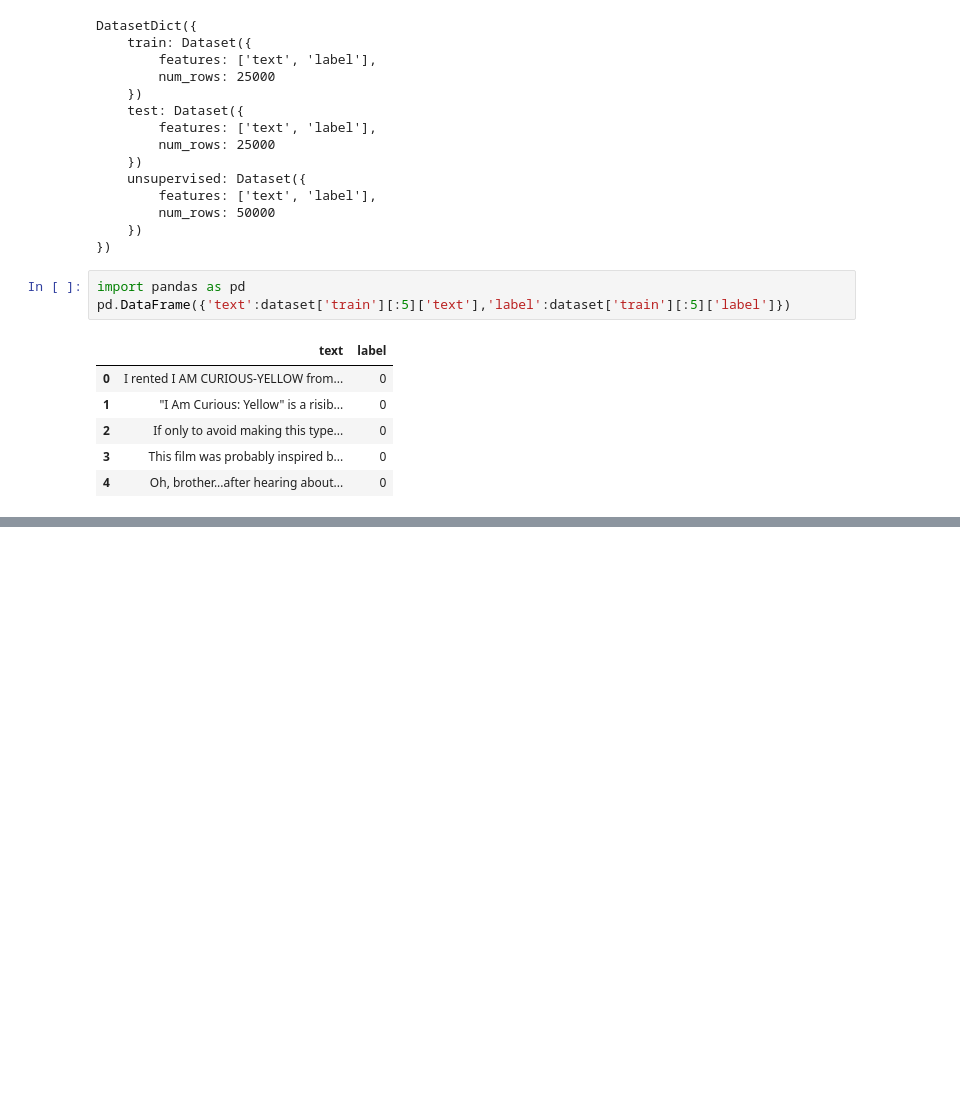
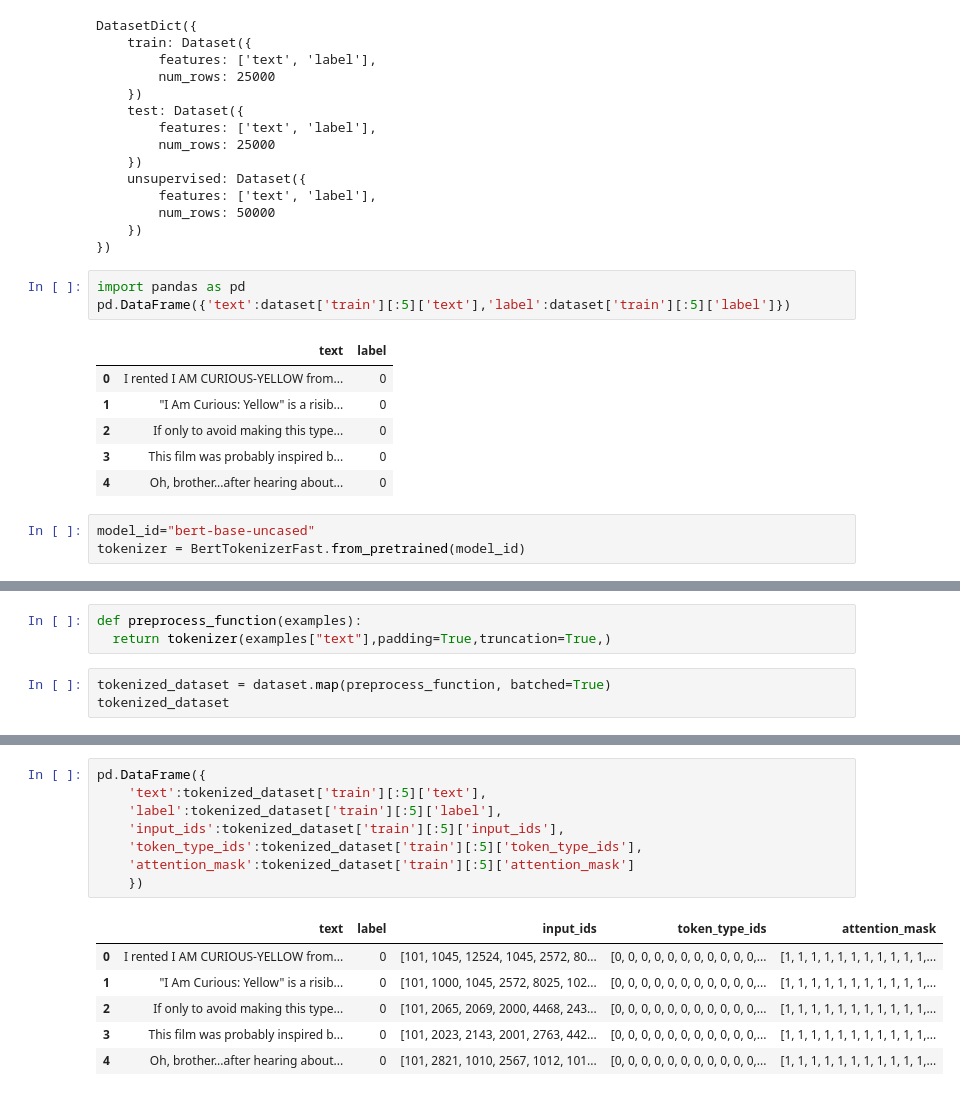
Before and after one commit to Zeeshan-Hamid/NLP-Projects, a Jupyter notebook: BERT Sentiment Analysis/BERT_Sentiment_Analysis.ipynb, the cells around one changed output, grey strips where cells are left out. Cells and saved outputs as stored; diff of their text form; blank space fills up the shorter version.

Commit message:
Tokenization

```diff
--- a/BERT Sentiment Analysis/BERT_Sentiment_Analysis.ipynb
+++ b/BERT Sentiment Analysis/BERT_Sentiment_Analysis.ipynb
@@ -69,3 +69,6 @@ pd.DataFrame({'text':dataset['train'][:5]['text'],'label':dataset['train'][:5]['
 | 2 | If only to avoid making this type... | 0 |
 | 3 | This film was probably inspired b... | 0 |
 | 4 | Oh, brother...after hearing about... | 0 |
+# %%
+model_id="bert-base-uncased"
+tokenizer = BertTokenizerFast.from_pretrained(model_id)
@@ -71,0 +106,6 @@ pd.DataFrame({'text':dataset['train'][:5]['text'],'label':dataset['train'][:5]['
+# %%
+def preprocess_function(examples):
+  return tokenizer(examples["text"],padding=True,truncation=True,)
+# %%
+tokenized_dataset = dataset.map(preprocess_function, batched=True)
+tokenized_dataset
@@ -71,0 +127,15 @@ pd.DataFrame({'text':dataset['train'][:5]['text'],'label':dataset['train'][:5]['
+# %%
+pd.DataFrame({
+    'text':tokenized_dataset['train'][:5]['text'],
+    'label':tokenized_dataset['train'][:5]['label'],
+    'input_ids':tokenized_dataset['train'][:5]['input_ids'],
+    'token_type_ids':tokenized_dataset['train'][:5]['token_type_ids'],
+    'attention_mask':tokenized_dataset['train'][:5]['attention_mask']
+    })
+# %% [output]
+|  | text | label | input_ids | token_type_ids | attention_mask |
+| 0 | I rented I AM CURIOUS-YELLOW from... | 0 | [101, 1045, 12524, 1045, 2572, 80... | [0, 0, 0, 0, 0, 0, 0, 0, 0, 0, 0,... | [1, 1, 1, 1, 1, 1, 1, 1, 1, 1, 1,... |
+| 1 | "I Am Curious: Yellow" is a risib... | 0 | [101, 1000, 1045, 2572, 8025, 102... | [0, 0, 0, 0, 0, 0, 0, 0, 0, 0, 0,... | [1, 1, 1, 1, 1, 1, 1, 1, 1, 1, 1,... |
+| 2 | If only to avoid making this type... | 0 | [101, 2065, 2069, 2000, 4468, 243... | [0, 0, 0, 0, 0, 0, 0, 0, 0, 0, 0,... | [1, 1, 1, 1, 1, 1, 1, 1, 1, 1, 1,... |
+| 3 | This film was probably inspired b... | 0 | [101, 2023, 2143, 2001, 2763, 442... | [0, 0, 0, 0, 0, 0, 0, 0, 0, 0, 0,... | [1, 1, 1, 1, 1, 1, 1, 1, 1, 1, 1,... |
+| 4 | Oh, brother...after hearing about... | 0 | [101, 2821, 1010, 2567, 1012, 101... | [0, 0, 0, 0, 0, 0, 0, 0, 0, 0, 0,... | [1, 1, 1, 1, 1, 1, 1, 1, 1, 1, 1,... |
```
Also changed, not shown: parts of 4 cells of this notebook.
